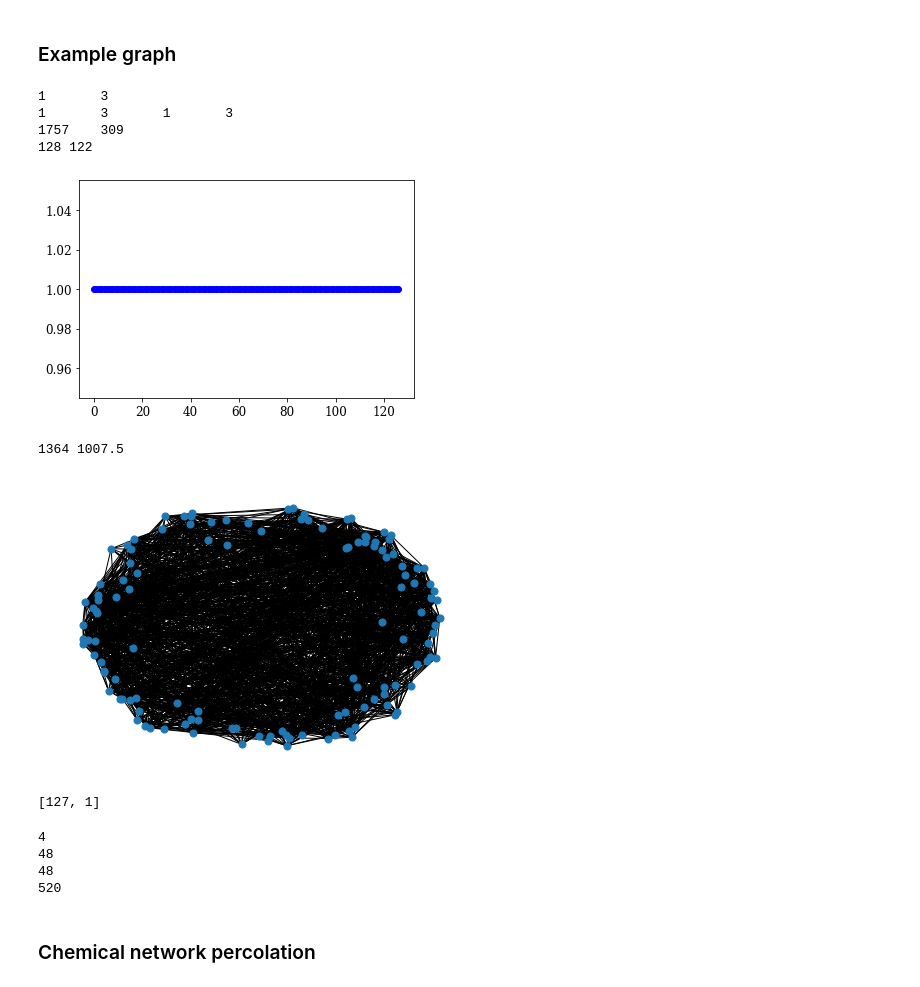
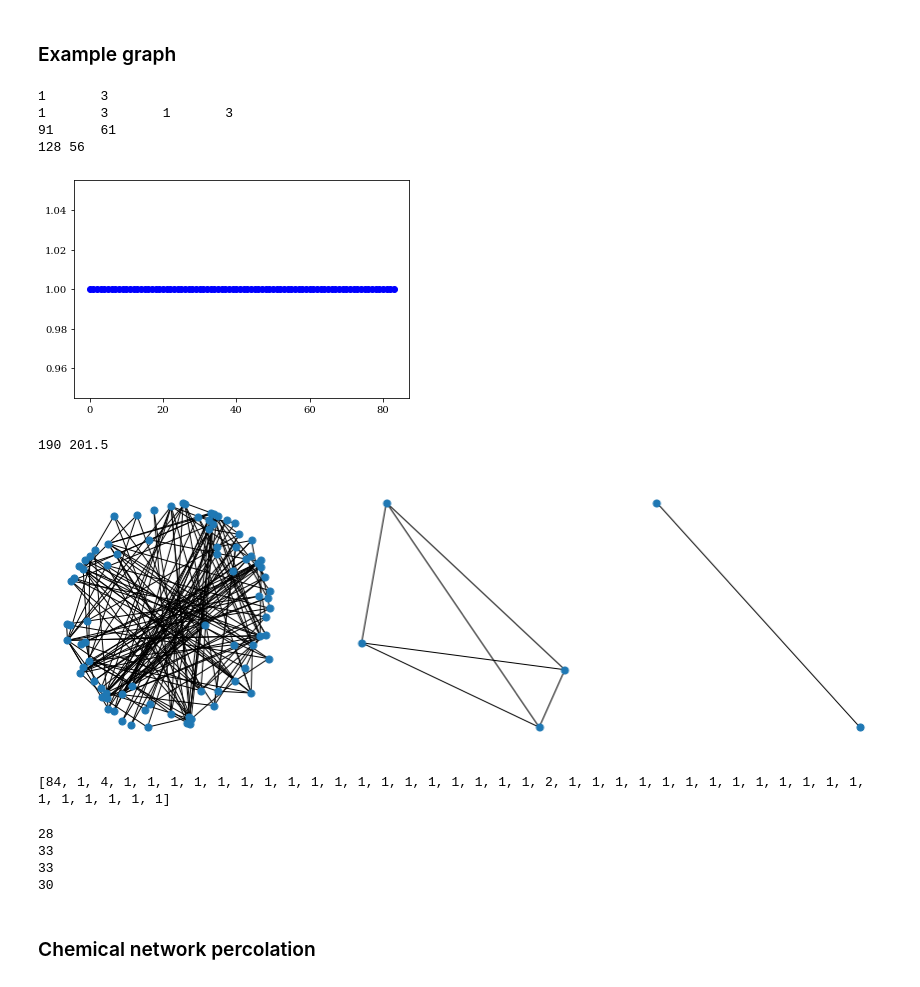
Before and after one commit to znicolaou/rmtchem, a Jupyter notebook: plots.ipynb, the cells around one changed output. Drawn from its saved outputs; the diff is of its cells as text; code cells hidden in the pictures.

Commit message:
updated plots

```diff
--- a/plots.ipynb
+++ b/plots.ipynb
@@ -26,10 +18,10 @@ plt.show()
 ### Example graph
 # %%
 n=128
-nr=int(0.5*n*np.log(n))
+nr=int(0.1*n*np.log(n))
 seed=3
 na=0
-natoms=5
+natoms=3
 
 np.random.seed(seed)
 eta,nu,k,G,atoms=rmtchem.get_network(n,nr,na,natoms,True)
@@ -48,49 +40,49 @@ X0=np.exp(-G[lcc])
 XD1=np.zeros(len(lcc))
 XD2=np.zeros(len(lcc))
 success,Xs2=rmtchem.steady(X0,eta[:,lcc],nu[:,lcc],k,XD1,XD2)
 plt.plot(Xs2/X0,'bo')
 plt.show()
 
 adj=adj-np.diag(np.diag(adj.toarray()))
 print(np.count_nonzero(adj)//2,nr*13/4)
 
 g=nx.convert_matrix.from_numpy_matrix(adj)
 components=list(sorted(nx.connected_components(g)))
 nonempty=np.where(np.array([len(components[i]) for i in range(len(components))])>1)[0]
 if len(nonempty)>1:
     fig, ax = plt.subplots(1,len(nonempty),figsize=(5*len(nonempty),5))
     for i,j in enumerate(nonempty):
         comp=components[j]
         idx=np.array(list(comp))
         nx.draw(nx.convert_matrix.from_numpy_matrix(adj[np.ix_(idx,idx)]),node_size=50,ax=ax[i])
         ax[i].axis('off')
 else:
     comp=components[nonempty[0]]
     idx=np.array(list(comp))
     nx.draw(nx.convert_matrix.from_numpy_matrix(adj[np.ix_(idx,idx)]),node_size=50)
 
 plt.savefig('plots/fig1c.pdf')
 plt.show()
 print([len(components[i]) for i in range(len(components))])
 # %% [output]
 1       3
 1       3       1       3
-1757    309
-128 122
+91      61
+128 56
-[figure, old version]
+[figure, new version]
-1364 1007.5
+190 201.5
-[figure, old version]
+[figure, new version]
-[127, 1]
+[84, 1, 4, 1, 1, 1, 1, 1, 1, 1, 1, 1, 1, 1, 1, 1, 1, 1, 1, 1, 1, 2, 1, 1, 1, 1, 1, 1, 1, 1, 1, 1, 1, 1, 1, 1, 1, 1, 1, 1, 1]
 # %%
 print(np.count_nonzero(np.all([np.count_nonzero(eta,axis=1)==1,np.count_nonzero(nu,axis=1)==1],axis=0)))
 print(np.count_nonzero(np.all([np.count_nonzero(eta,axis=1)==2,np.count_nonzero(nu,axis=1)==1],axis=0)))
 print(np.count_nonzero(np.all([np.count_nonzero(eta,axis=1)==1,np.count_nonzero(nu,axis=1)==2],axis=0)))
 print(np.count_nonzero(np.all([np.count_nonzero(eta,axis=1)==2,np.count_nonzero(nu,axis=1)==2],axis=0)))
 # %% [output]
-4
-48
-48
-520
+28
+33
+33
+30
 # %% [markdown]
 ### Chemical network percolation
 # %%
```
Also changed, not shown: parts of 9 cells of this notebook, 1 other file.
